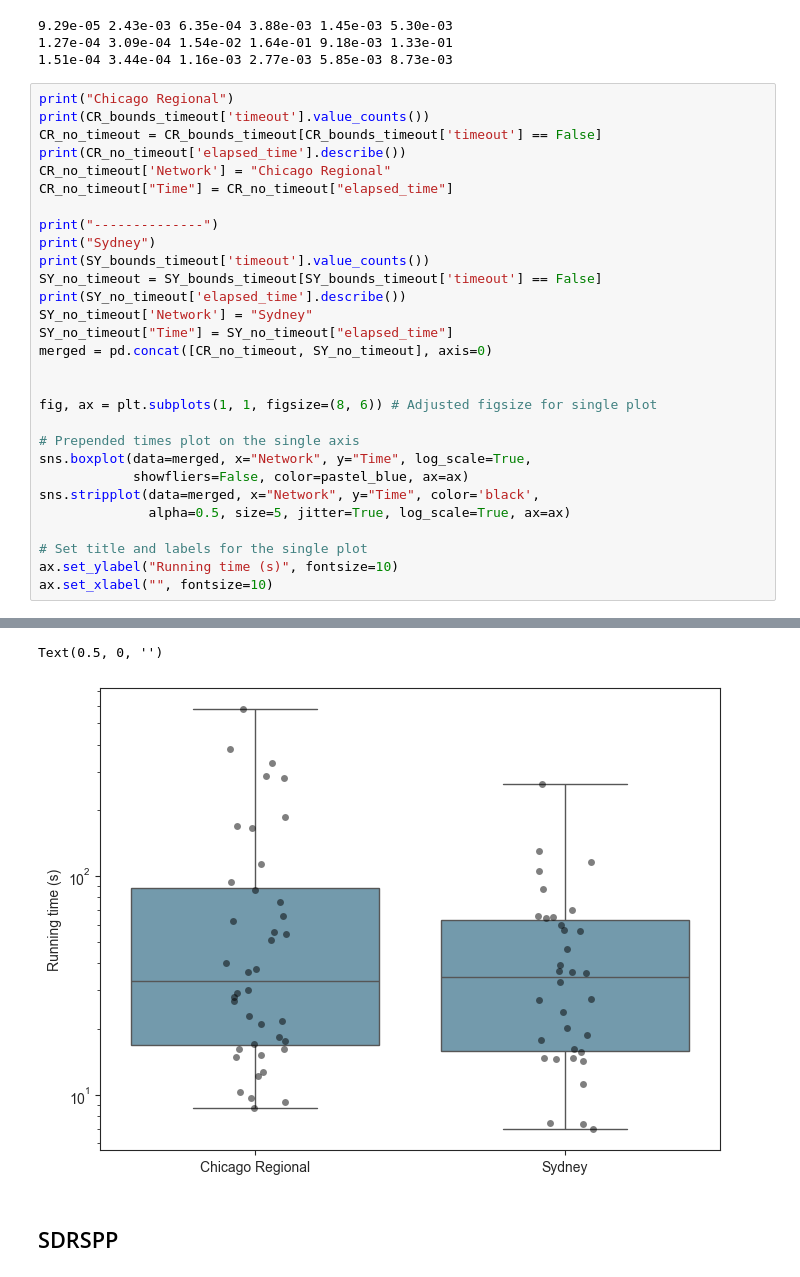
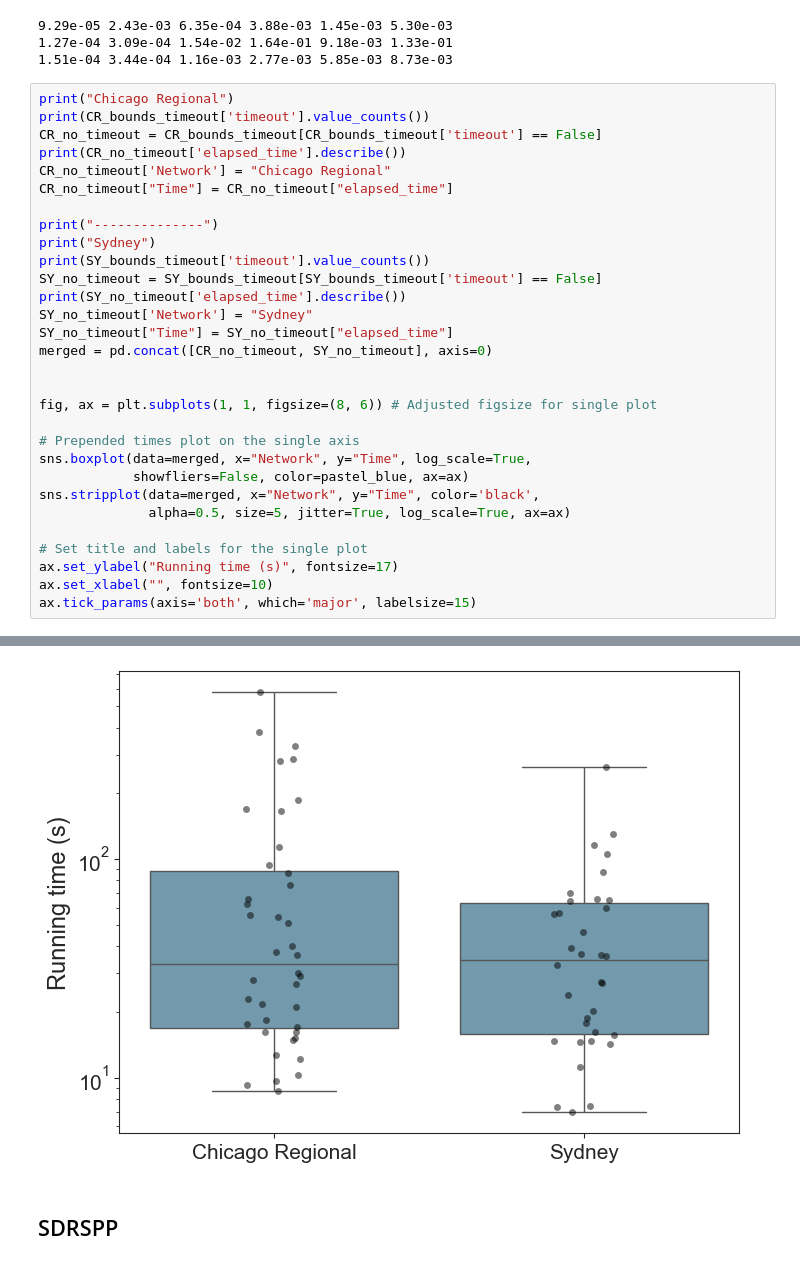
Before and after one commit to EstebanLeiva/PA-Experiments, a Jupyter notebook: plotting/plot copy.ipynb, the cells around one changed output, grey strips where cells are left out. Drawn from its saved outputs; the diff is of its cells as text.

```diff
--- a/plotting/plot copy.ipynb
+++ b/plotting/plot copy.ipynb
@@ -329,8 +336,9 @@ sns.stripplot(data=merged, x="Network", y="Time", color='black',
               alpha=0.5, size=5, jitter=True, log_scale=True, ax=ax)
 
 # Set title and labels for the single plot
-ax.set_ylabel("Running time (s)", fontsize=10)
+ax.set_ylabel("Running time (s)", fontsize=17)
 ax.set_xlabel("", fontsize=10)
+ax.tick_params(axis='both', which='major', labelsize=15)
 # %% [output]
 Chicago Regional
 timeout
@@ -342,35 +350,34 @@ mean      87.673183
 std      123.627318
 min        8.670800
 25%       16.796215
 50%       33.161309
 75%       88.582380
 ... (13 lines left out)
 50%       34.441104
 75%       63.113708
 max      264.473724
 Name: elapsed_time, dtype: float64
 A value is trying to be set on a copy of a slice from a DataFrame.
 Try using .loc[row_indexer,col_indexer] = value instead
 
 See the caveats in the documentation: https://pandas.pydata.org/pandas-docs/stable/user_guide/indexing.html#returning-a-view-versus-a-copy
   CR_no_timeout['Network'] = "Chicago Regional"
 A value is trying to be set on a copy of a slice from a DataFrame.
 Try using .loc[row_indexer,col_indexer] = value instead
 
 See the caveats in the documentation: https://pandas.pydata.org/pandas-docs/stable/user_guide/indexing.html#returning-a-view-versus-a-copy
   CR_no_timeout["Time"] = CR_no_timeout["elapsed_time"]
 A value is trying to be set on a copy of a slice from a DataFrame.
 Try using .loc[row_indexer,col_indexer] = value instead
 
 See the caveats in the documentation: https://pandas.pydata.org/pandas-docs/stable/user_guide/indexing.html#returning-a-view-versus-a-copy
   SY_no_timeout['Network'] = "Sydney"
 A value is trying to be set on a copy of a slice from a DataFrame.
 Try using .loc[row_indexer,col_indexer] = value instead
 
 See the caveats in the documentation: https://pandas.pydata.org/pandas-docs/stable/user_guide/indexing.html#returning-a-view-versus-a-copy
   SY_no_timeout["Time"] = SY_no_timeout["elapsed_time"]
-Text(0.5, 0, '')
-[figure, old version]
+[figure, new version]
 # %% [markdown]
 ## SDRSPP
 # %%
```
Also changed, not shown: parts of 13 cells of this notebook, 2 other files.
